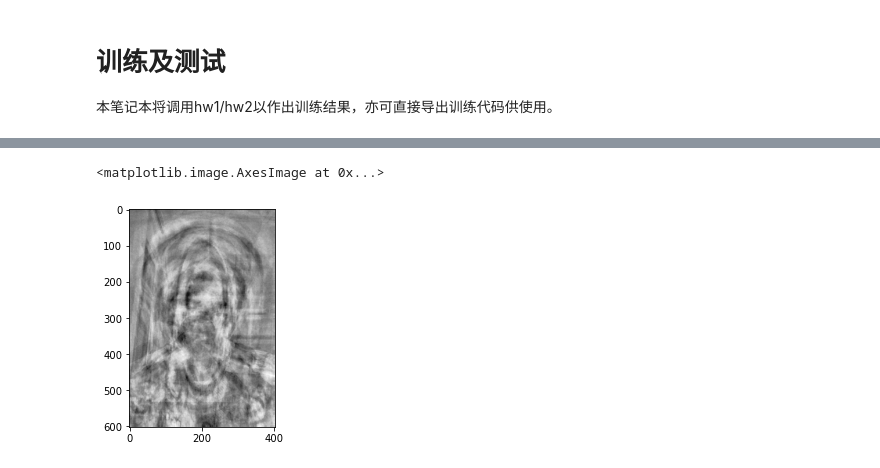
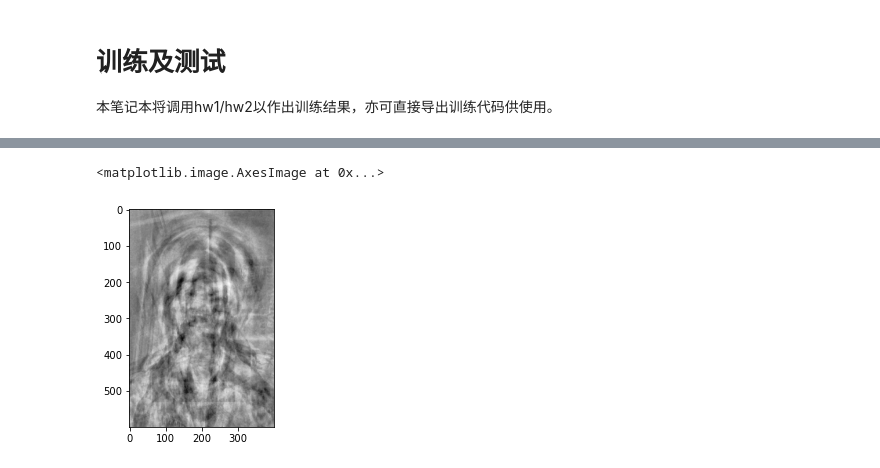
Before and after one commit to Tiger3018/hw, a Jupyter notebook: linear_algebra/class1.ipynb, the cells around one changed output, grey strips where cells are left out. Drawn from its saved outputs; the diff is of its cells as text; code cells hidden in the pictures.

```diff
--- a/linear_algebra/class1.ipynb
+++ b/linear_algebra/class1.ipynb
@@ -128,0 +103,4 @@ print(eigValue)
+# %%
+imageFeature = np.reshape(im, (len(im) * im[0].shape[0], im[0].shape[1]))
+eigValue, eigNormalizedVector, processMat = pca(imageFeature)
+print(eigValue)
@@ -129,8 +125,9 @@ print(eigValue)
 # %%
-np.savetxt("kernel.csv", eigValue, delimiter=',')
+np.save("kernel.npy", eigNormalizedVector)
 np.savetxt("result.csv", processMat, delimiter=',')
-temp = (eigVector[:, 60]).reshape((imShape[21][0], imShape[21][1]))
+np.savetxt("utils.csv", [[x, imShape[0][0], imShape[0][1]] for x, _ in datasetConfig.items()], fmt="%d", delimiter=',')
+temp = (eigNormalizedVector[:, 60]).reshape((imShape[0][0], imShape[0][1]))
 plt.imshow(temp, cmap = plt.get_cmap('Greys'))
 # %% [output]
 <matplotlib.image.AxesImage at 0x...>
-[figure, old version]
+[figure, new version]
```
Also changed, not shown: parts of 6 cells of this notebook, 6 other files.
